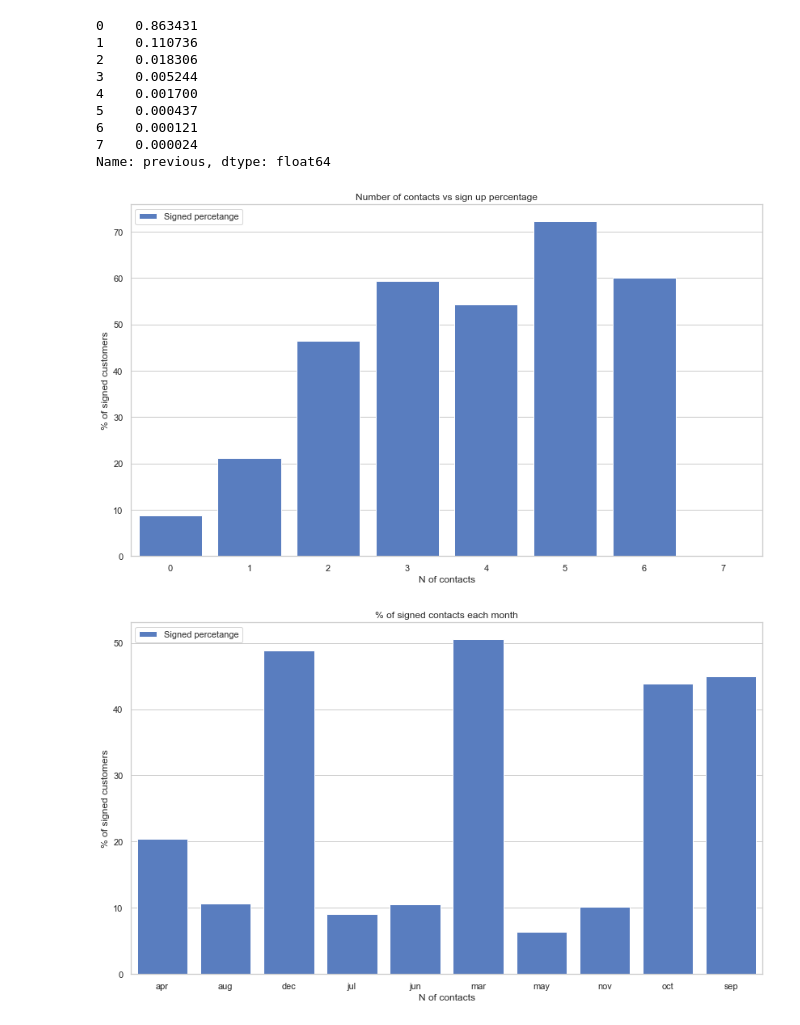
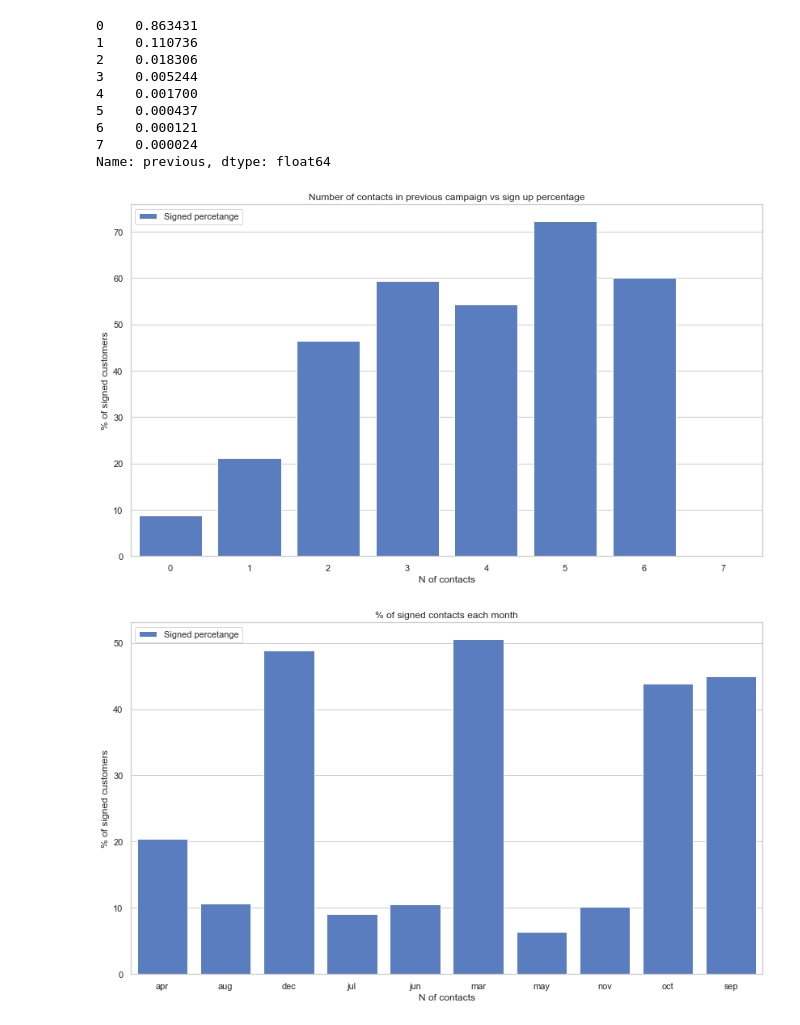
Before and after one commit to 314ka4y/Customer_churn, a Jupyter notebook: Marketing project. Subscribe predictions.ipynb, the cells around one changed output. Cells and saved outputs as stored; diff of their text form; code cells hidden in the pictures.

```diff
--- a/Marketing project. Subscribe predictions.ipynb
+++ b/Marketing project. Subscribe predictions.ipynb
@@ -513,7 +521,6 @@ np.cumsum(df['campaign'].value_counts())/len(df['campaign'])
 37    1.000000
 Name: campaign, dtype: float64
 # %%
-sns.set_theme(style="whitegrid")
 
 fig, ax = plt.subplots(figsize=(14, 8))
 x_labels = list(df["campaign"].value_counts().index)
@@ -526,6 +533,6 @@ ax.legend(ncol=2, loc="upper left", frameon=True)
 ax.set_xlabel("N of contacts")
 ax.set_ylabel("% of signed customers")
 ax.set_title("Number of contacts vs sign up percentage")
-plt.savefig("./img/EDA2.png")
+plt.savefig("./img/campaign.png")
 # %% [output]
 [figure]
@@ -603,20 +637,20 @@ Name: previous, dtype: float64
 # %%
 sns.set_theme(style="whitegrid")
 
 fig, ax = plt.subplots(figsize=(14, 8))
 x_labels = list(df["campaign"].value_counts().index)
 
 sns.set_color_codes("muted")
 sns.barplot(data = df, x = df.groupby("previous")["y"].sum().index,
             y =  df.groupby("previous")["y"].sum()/df.groupby("previous")["y"].count()*100,
             color = "b", label = "Signed percetange")
 ax.legend(ncol=2, loc="upper left", frameon=True)
 ax.set_xlabel("N of contacts")
 ax.set_ylabel("% of signed customers")
-ax.set_title("Number of contacts vs sign up percentage")
-plt.savefig("./img/EDA2.png")
+ax.set_title("Number of contacts in previous campaign vs sign up percentage")
+plt.savefig("./img/EDA_previous.png")
 # %% [output]
-[figure, old version]
+[figure, new version]
 # %%
 # Month
 # %%
```
Also changed, not shown: parts of 63 cells of this notebook, 14 other files.
